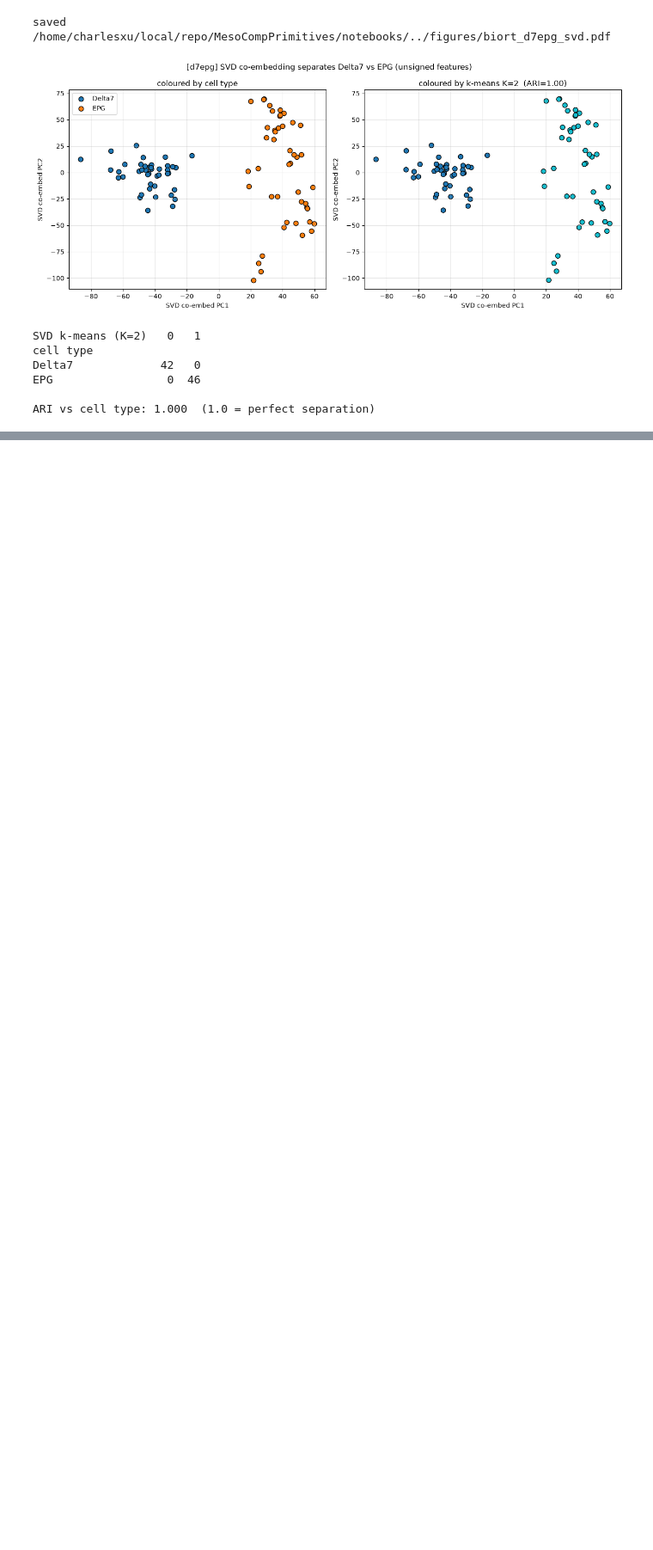
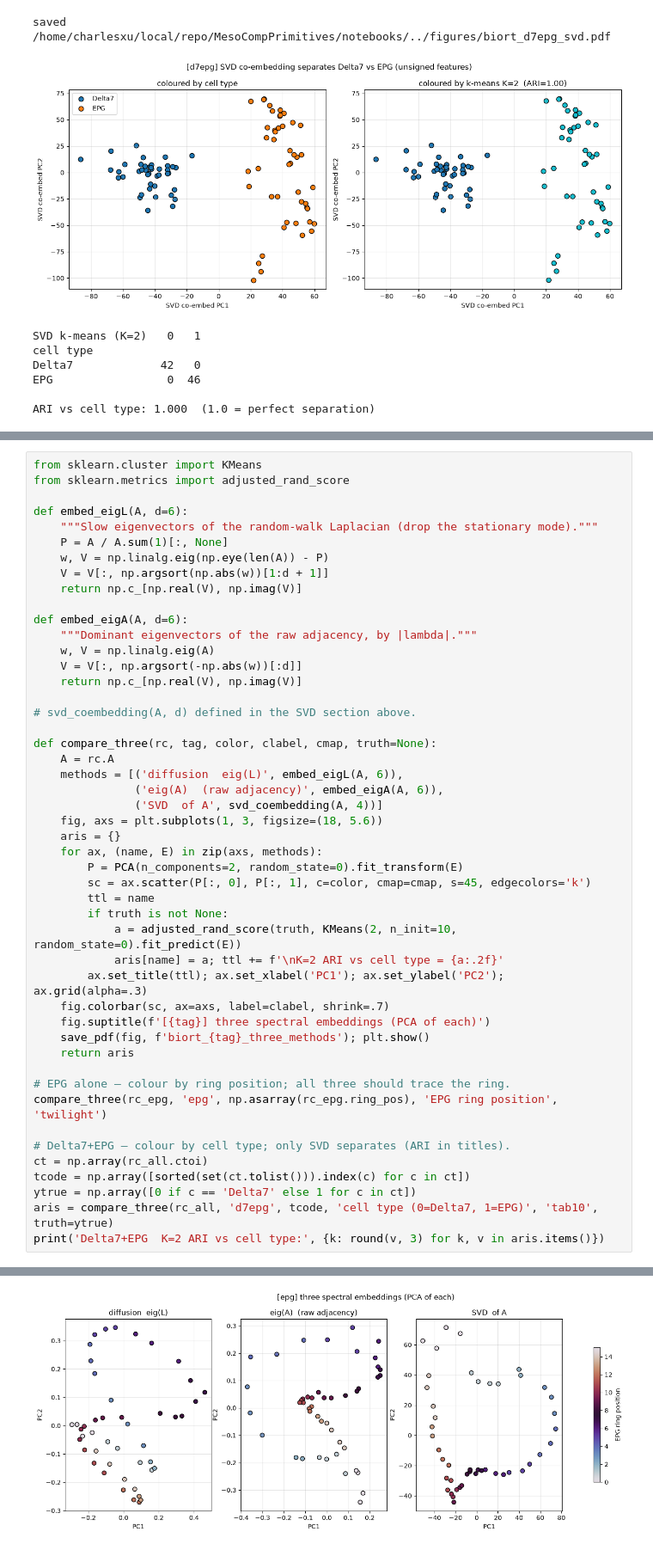
Before and after one commit to CharlesXu-Jingyue/MesoCompPrimitives, a Jupyter notebook: notebooks/biort_embedding_exploration.ipynb, the cells around one changed output, grey strips where cells are left out. Shown at 86% size. Cells and saved outputs as stored; diff of their text form; blank space fills up the shorter version.

```diff
--- a/notebooks/biort_embedding_exploration.ipynb
+++ b/notebooks/biort_embedding_exploration.ipynb
@@ -459,0 +475,49 @@ ARI vs cell type: 1.000  (1.0 = perfect separation)
+# %%
+from sklearn.cluster import KMeans
+from sklearn.metrics import adjusted_rand_score
+
+def embed_eigL(A, d=6):
+    """Slow eigenvectors of the random-walk Laplacian (drop the stationary mode)."""
+    P = A / A.sum(1)[:, None]
+    w, V = np.linalg.eig(np.eye(len(A)) - P)
+    V = V[:, np.argsort(np.abs(w))[1:d + 1]]
+    return np.c_[np.real(V), np.imag(V)]
+
+def embed_eigA(A, d=6):
+    """Dominant eigenvectors of the raw adjacency, by |lambda|."""
+    w, V = np.linalg.eig(A)
+    V = V[:, np.argsort(-np.abs(w))[:d]]
+    return np.c_[np.real(V), np.imag(V)]
+
+# svd_coembedding(A, d) defined in the SVD section above.
+
+def compare_three(rc, tag, color, clabel, cmap, truth=None):
+    A = rc.A
+    methods = [('diffusion  eig(L)', embed_eigL(A, 6)),
+               ('eig(A)  (raw adjacency)', embed_eigA(A, 6)),
+               ('SVD  of A', svd_coembedding(A, 4))]
+    fig, axs = plt.subplots(1, 3, figsize=(18, 5.6))
+    aris = {}
+    for ax, (name, E) in zip(axs, methods):
+        P = PCA(n_components=2, random_state=0).fit_transform(E)
+        sc = ax.scatter(P[:, 0], P[:, 1], c=color, cmap=cmap, s=45, edgecolors='k')
+        ttl = name
+        if truth is not None:
+            a = adjusted_rand_score(truth, KMeans(2, n_init=10, random_state=0).fit_predict(E))
+            aris[name] = a; ttl += f'\nK=2 ARI vs cell type = {a:.2f}'
+        ax.set_title(ttl); ax.set_xlabel('PC1'); ax.set_ylabel('PC2'); ax.grid(alpha=.3)
+    fig.colorbar(sc, ax=axs, label=clabel, shrink=.7)
+    fig.suptitle(f'[{tag}] three spectral embeddings (PCA of each)')
+    save_pdf(fig, f'biort_{tag}_three_methods'); plt.show()
+    return aris
+
+# EPG alone — colour by ring position; all three should trace the ring.
+compare_three(rc_epg, 'epg', np.asarray(rc_epg.ring_pos), 'EPG ring position', 'twilight')
+
+# Delta7+EPG — colour by cell type; only SVD separates (ARI in titles).
+ct = np.array(rc_all.ctoi)
+tcode = np.array([sorted(set(ct.tolist())).index(c) for c in ct])
+ytrue = np.array([0 if c == 'Delta7' else 1 for c in ct])
+aris = compare_three(rc_all, 'd7epg', tcode, 'cell type (0=Delta7, 1=EPG)', 'tab10', truth=ytrue)
+print('Delta7+EPG  K=2 ARI vs cell type:', {k: round(v, 3) for k, v in aris.items()})
+# %% [output]
@@ -459,0 +525 @@ ARI vs cell type: 1.000  (1.0 = perfect separation)
+[figure, added]
```
Also changed, not shown: parts of 2 cells of this notebook, 3 other files.
